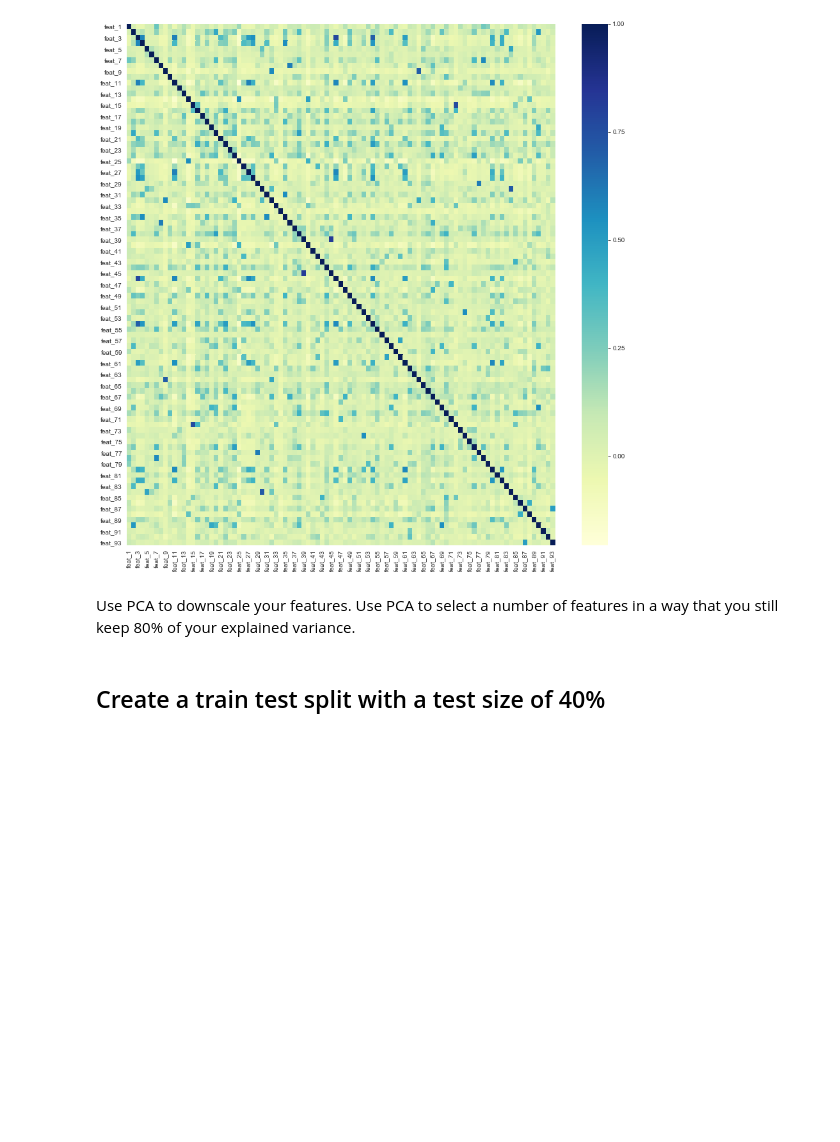
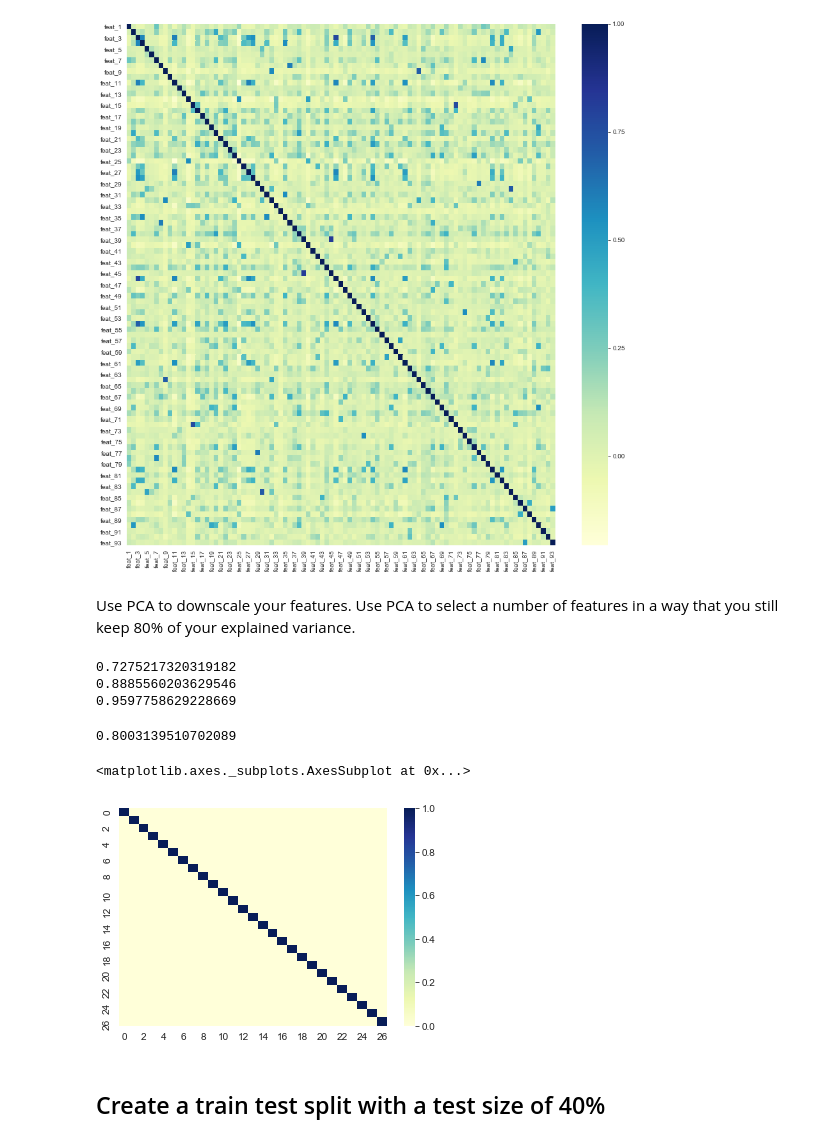
Before and after one commit to MissAle17/dsc-3-36-03-comparing-machine-learning-techniques-using-pipelines-lab-online-ds-sp-000, a Jupyter notebook: index.ipynb, the cells around one changed output. Drawn from its saved outputs; the diff is of its cells as text; code cells hidden in the pictures; blank space fills up the shorter version.

```diff
--- a/index.ipynb
+++ b/index.ipynb
@@ -138,9 +122,9 @@ fcols2.boxplot(figsize=(18,10));
 Have a look at the correlation structure of your features using a heatmap.
 # %%
 # Your code here
-feats = data.loc[:, 'feat_1':'feat_93']
+feat = data.loc[:, 'feat_1':'feat_93']
 plt.figure(figsize=(15,15))
-ax1 = sns.heatmap(feats.corr(),cmap="YlGnBu")
+ax1 = sns.heatmap(feat.corr(),cmap="YlGnBu")
 # %% [output]
 [figure]
 # %% [markdown]
@@ -152,3 +132,33 @@ Use PCA to downscale your features. Use PCA to select a number of features in a
+# %%
+# Your code here
+from sklearn.decomposition import PCA
+
+pca_20 = PCA(n_components=20)
+pca_40 = PCA(n_components=40)
+pca_60 = PCA(n_components=60)
+
+principalComponents = pca_20.fit_transform(feat)
+principalComponents = pca_40.fit_transform(feat)
+principalComponents = pca_60.fit_transform(feat)
+
+print(np.sum(pca_20.explained_variance_ratio_))
+print(np.sum(pca_40.explained_variance_ratio_))
+print(np.sum(pca_60.explained_variance_ratio_))
+# %% [output]
+0.7275217320319182
+0.8885560203629546
+0.9597758629228669
+# %%
+pca = PCA(n_components=27)
+principalComponents = pca.fit_transform(feat)
+print(np.sum(pca.explained_variance_ratio_))
+# %% [output]
+0.8003139510702089
+# %%
+sns.heatmap(pd.DataFrame(principalComponents).corr(),cmap="YlGnBu")
+# %% [output]
+<matplotlib.axes._subplots.AxesSubplot at 0x...>
+[figure, added]
 # %% [markdown]
 ## Create a train test split with a test size of 40%
 # %% [markdown]
```
Also changed, not shown: parts of 15 cells of this notebook.
